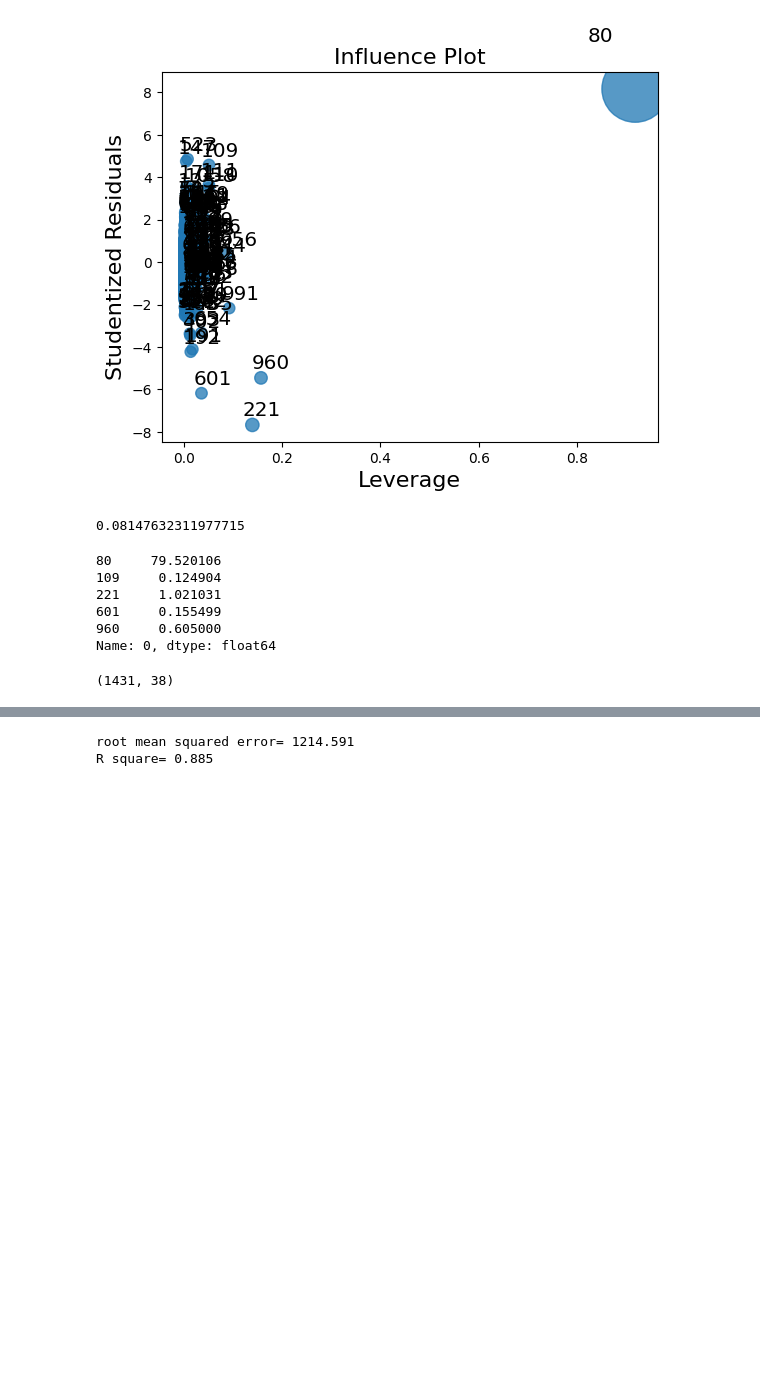
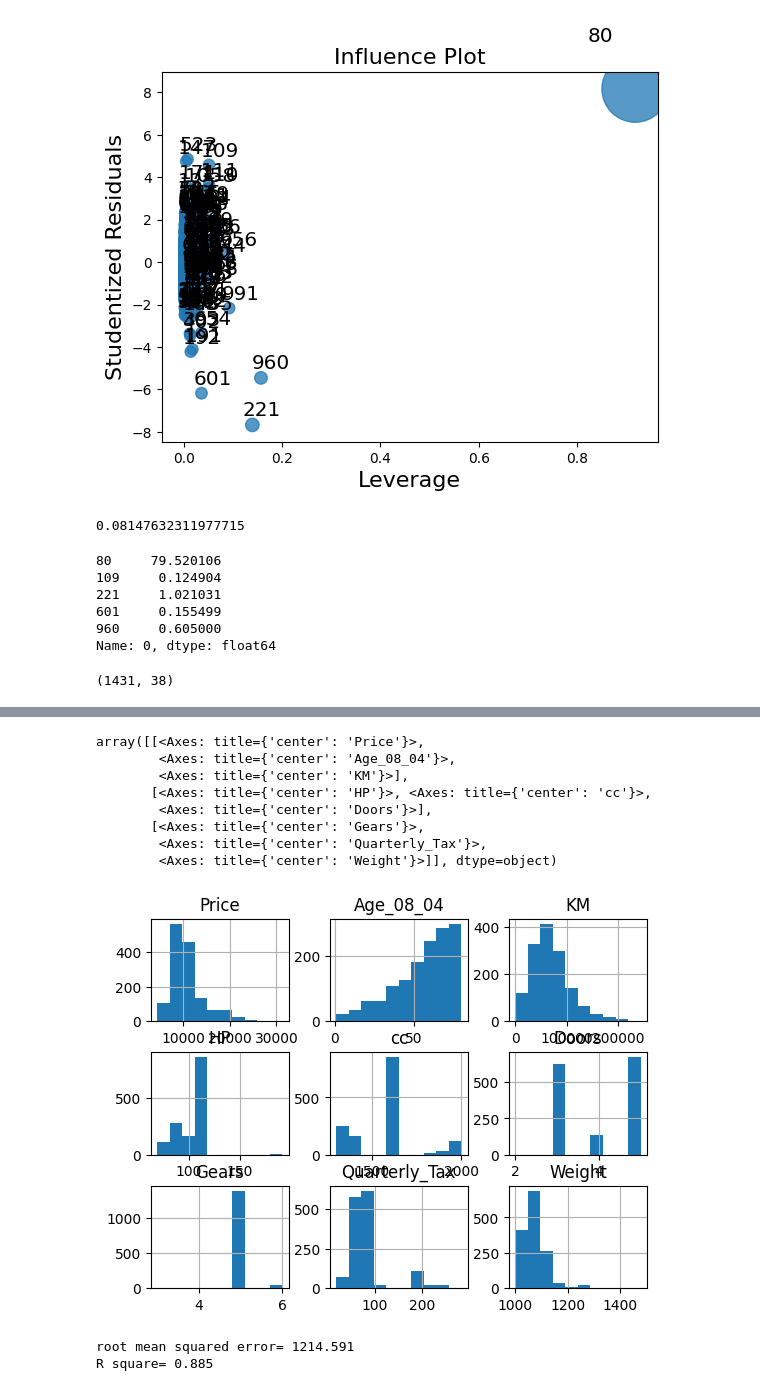
Before and after one commit to RNSHDeepika7/Assignments, a Jupyter notebook: multiple_linear_regression_assnt.ipynb, the cells around one changed output, grey strips where cells are left out. Saved outputs shown, nothing was run; the diff lists cells and outputs as text; code cells hidden in the pictures; blank space fills up the shorter version.

```diff
--- a/multiple_linear_regression_assnt.ipynb
+++ b/multiple_linear_regression_assnt.ipynb
@@ -234,3 +317,15 @@ Z
+# %%
+Z.hist()
+# %% [output]
+array([[<Axes: title={'center': 'Price'}>,
+        <Axes: title={'center': 'Age_08_04'}>,
+        <Axes: title={'center': 'KM'}>],
+       [<Axes: title={'center': 'HP'}>, <Axes: title={'center': 'cc'}>,
+        <Axes: title={'center': 'Doors'}>],
+       [<Axes: title={'center': 'Gears'}>,
+        <Axes: title={'center': 'Quarterly_Tax'}>,
+        <Axes: title={'center': 'Weight'}>]], dtype=object)
+[figure, added]
 # %%
 Y=Z["Price"]
 #X=Z[["Age_08_04"]]
```
Also changed, not shown: parts of 9 cells of this notebook.
